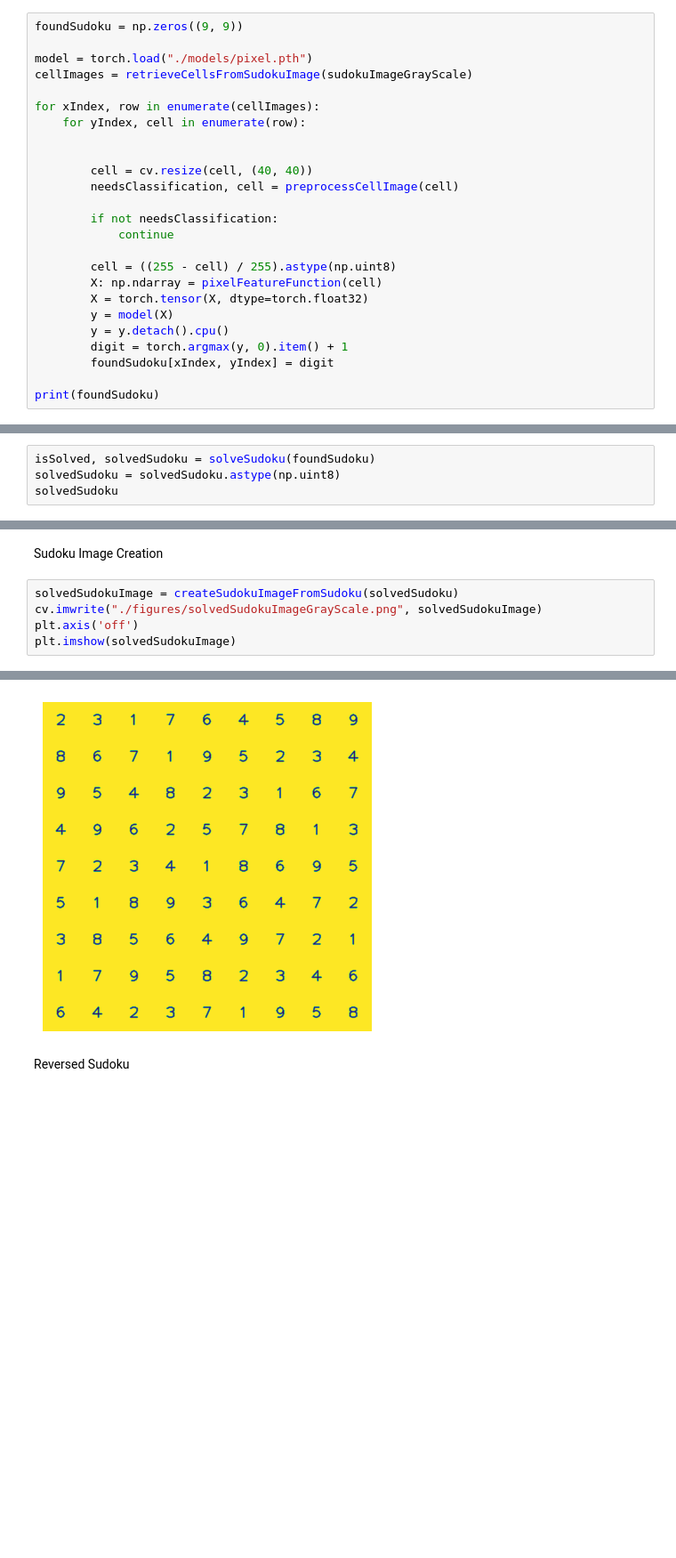
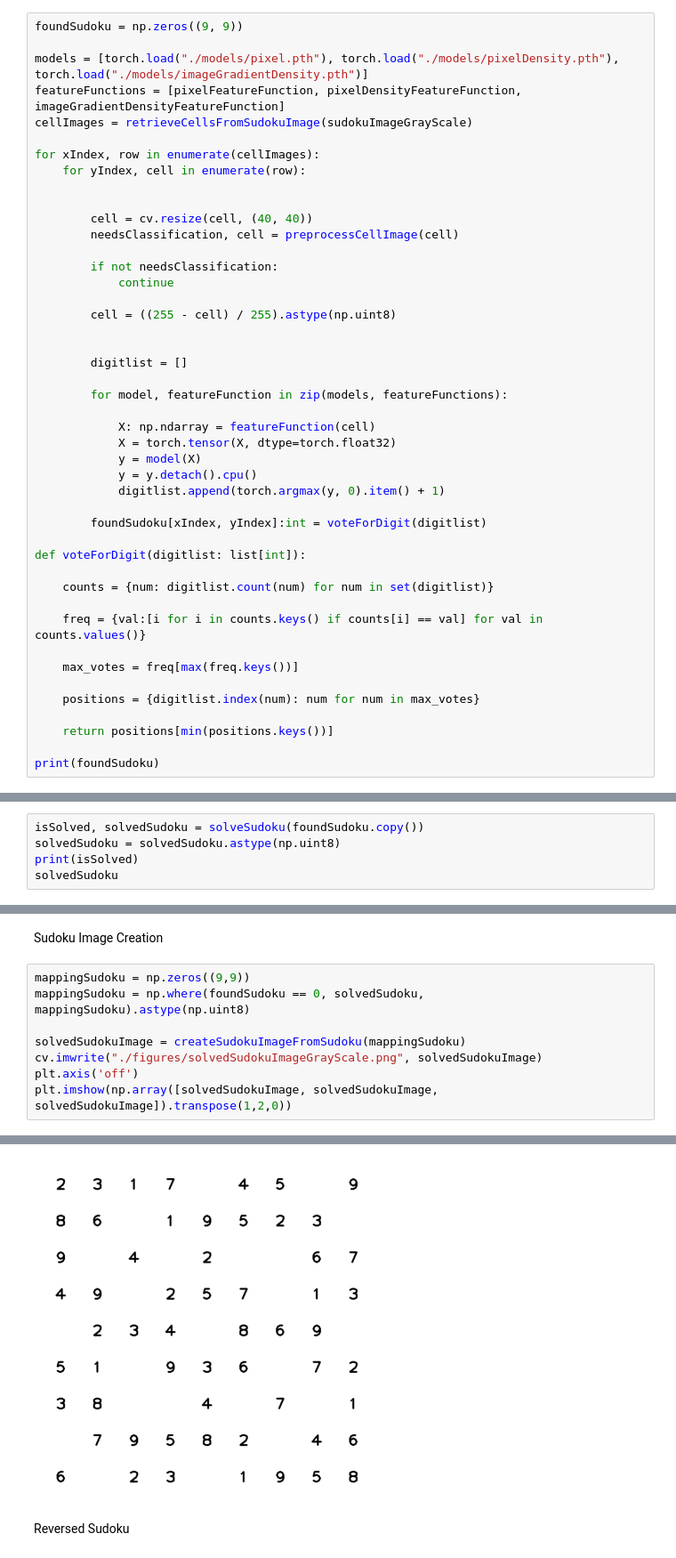
Before and after one commit to Johannes-Herz/Sudoku-Solver, a Jupyter notebook: ReportGraphicsProcessing.ipynb, the cells around one changed output, grey strips where cells are left out. Shown at 89% size. Saved outputs shown, nothing was run; the diff lists cells and outputs as text; blank space fills up the shorter version.

```diff
--- a/ReportGraphicsProcessing.ipynb
+++ b/ReportGraphicsProcessing.ipynb
@@ -160,7 +202,8 @@ plt.savefig("./figures/extractedSudokuImagePreprocessedCells.png")
 # %%
 foundSudoku = np.zeros((9, 9))
 
-model = torch.load("./models/pixel.pth")
+models = [torch.load("./models/pixel.pth"), torch.load("./models/pixelDensity.pth"), torch.load("./models/imageGradientDensity.pth")]
+featureFunctions = [pixelFeatureFunction, pixelDensityFeatureFunction, imageGradientDensityFeatureFunction]
 cellImages = retrieveCellsFromSudokuImage(sudokuImageGrayScale)
 
 for xIndex, row in enumerate(cellImages):
@@ -174,12 +217,31 @@ for xIndex, row in enumerate(cellImages):
             continue
 
         cell = ((255 - cell) / 255).astype(np.uint8)
-        X: np.ndarray = pixelFeatureFunction(cell)
-        X = torch.tensor(X, dtype=torch.float32)
-        y = model(X)
-        y = y.detach().cpu()
-        digit = torch.argmax(y, 0).item() + 1
-        foundSudoku[xIndex, yIndex] = digit
+
+
+        digitlist = []
+
+        for model, featureFunction in zip(models, featureFunctions):
+
+            X: np.ndarray = featureFunction(cell)
+            X = torch.tensor(X, dtype=torch.float32)
+            y = model(X)
+            y = y.detach().cpu()
+            digitlist.append(torch.argmax(y, 0).item() + 1)
+
+        foundSudoku[xIndex, yIndex]:int = voteForDigit(digitlist)
+
+def voteForDigit(digitlist: list[int]):
+
+    counts = {num: digitlist.count(num) for num in set(digitlist)}
+
+    freq = {val:[i for i in counts.keys() if counts[i] == val] for val in counts.values()}
+
+    max_votes = freq[max(freq.keys())]
+
+    positions = {digitlist.index(num): num for num in max_votes}
+
+    return positions[min(positions.keys())]
 
 print(foundSudoku)
 # %% [output]
@@ -193,7 +255,8 @@ print(foundSudoku)
  [1. 0. 0. 0. 0. 0. 3. 0. 0.]
  [0. 4. 0. 0. 7. 0. 0. 0. 0.]]
 # %%
-isSolved, solvedSudoku = solveSudoku(foundSudoku)
+isSolved, solvedSudoku = solveSudoku(foundSudoku.copy())
 solvedSudoku = solvedSudoku.astype(np.uint8)
+print(isSolved)
 solvedSudoku
 # %% [output]
@@ -209,13 +273,16 @@ array([[2, 3, 1, 7, 6, 4, 5, 8, 9],
 # %% [markdown]
 Sudoku Image Creation
 # %%
-solvedSudokuImage = createSudokuImageFromSudoku(solvedSudoku)
+mappingSudoku = np.zeros((9,9))
+mappingSudoku = np.where(foundSudoku == 0, solvedSudoku, mappingSudoku).astype(np.uint8)
+
+solvedSudokuImage = createSudokuImageFromSudoku(mappingSudoku)
 cv.imwrite("./figures/solvedSudokuImageGrayScale.png", solvedSudokuImage)
 plt.axis('off')
-plt.imshow(solvedSudokuImage)
+plt.imshow(np.array([solvedSudokuImage, solvedSudokuImage, solvedSudokuImage]).transpose(1,2,0))
 # %% [output]
 <matplotlib.image.AxesImage at 0x...>
-[figure, old version]
+[figure, new version]
 # %% [markdown]
 Reversed Sudoku
 # %%
```
Also changed, not shown: parts of 15 cells of this notebook, 8 other files.
